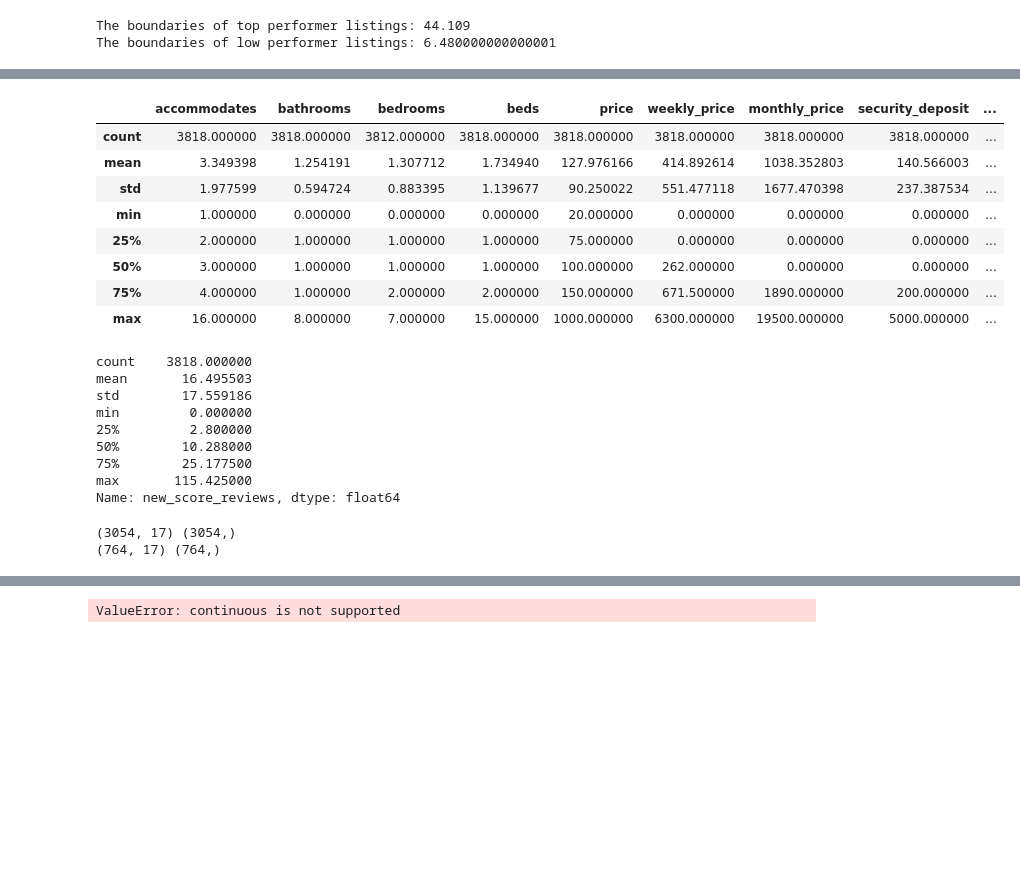
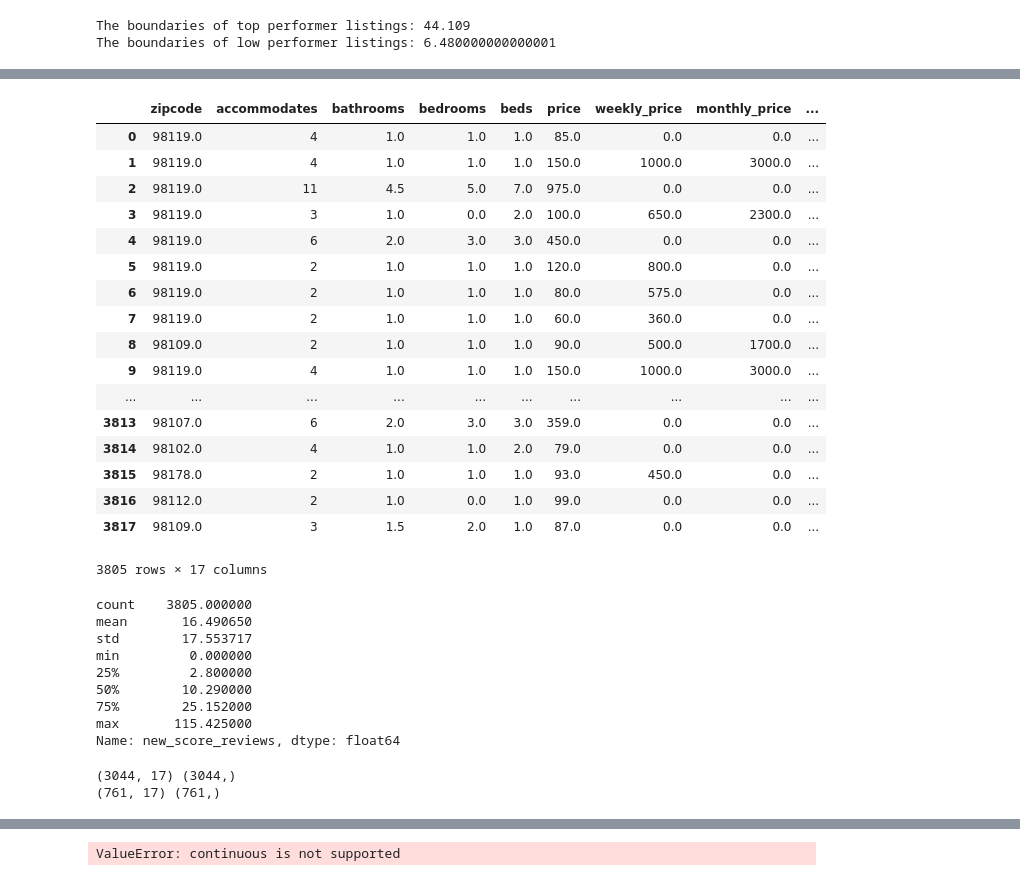
Before and after one commit to tonyman316/Become_a_Top_Airbnb_Earner, a Jupyter notebook: seattle_airbnb_top_earner.ipynb, the cells around one changed output, grey strips where cells are left out. Saved outputs shown, nothing was run; the diff lists cells and outputs as text; code cells hidden in the pictures; blank space fills up the shorter version.

```diff
--- a/seattle_airbnb_top_earner.ipynb
+++ b/seattle_airbnb_top_earner.ipynb
@@ -200,10 +210,10 @@ seattle_data['minimum_nights'].fillna(1, inplace = True)
 seattle_features = ['zipcode', 'accommodates', 'bathrooms', 'bedrooms', 'beds', 'price', 'weekly_price',
                     'monthly_price', 'security_deposit', 'cleaning_fee', 'extra_people', 'minimum_nights',
                     'host_response_time', 'host_is_superhost', 'host_identity_verified', 'instant_bookable',
-                    'cancellation_policy'
+                    'cancellation_policy', 'new_score_reviews'
                     ]
 
 # Drop rows if any feature still has missing value
 seattle_data = seattle_data[seattle_features].dropna()
 
-# print(seattle_data_pro)
+print(seattle_data[seattle_features])
@@ -210,39 +238,48 @@ seattle_data = seattle_data[seattle_features].dropna()
 # %%
 # Needed features:
-# ['zipcode', 'accommodates', 'bathrooms', 'bedrooms', 'beds', 'price', 'weekly_price',
-#                     'monthly_price', 'security_deposit', 'cleaning_fee', 'extra_people', 'minimum_nights',
-#                     'host_response_time', 'host_is_superhost', 'host_identity_verified', 'instant_bookable',
-#                     'cancellation_policy'
-#                     ]
+features = ['zipcode', 'accommodates', 'bathrooms', 'bedrooms', 'beds', 'price', 'weekly_price',
+                    'monthly_price', 'security_deposit', 'cleaning_fee', 'extra_people', 'minimum_nights',
+                    'host_response_time', 'host_is_superhost', 'host_identity_verified', 'instant_bookable',
+                    'cancellation_policy'
+                    ]
 
-X = seattle_data[seattle_features]
+X = seattle_data[features]
 
 # Statistic of seattle features
-# X
-X.describe()
+X
+# X.describe()
 # %% [output]
-|  | accommodates | bathrooms | bedrooms | beds | price | weekly_price | monthly_price | security_deposit | ... |
-| count | 3818.000000 | 3818.000000 | 3812.000000 | 3818.000000 | 3818.000000 | 3818.000000 | 3818.000000 | 3818.000000 | ... |
-| mean | 3.349398 | 1.254191 | 1.307712 | 1.734940 | 127.976166 | 414.892614 | 1038.352803 | 140.566003 | ... |
-| std | 1.977599 | 0.594724 | 0.883395 | 1.139677 | 90.250022 | 551.477118 | 1677.470398 | 237.387534 | ... |
-| min | 1.000000 | 0.000000 | 0.000000 | 0.000000 | 20.000000 | 0.000000 | 0.000000 | 0.000000 | ... |
-| 25% | 2.000000 | 1.000000 | 1.000000 | 1.000000 | 75.000000 | 0.000000 | 0.000000 | 0.000000 | ... |
-| 50% | 3.000000 | 1.000000 | 1.000000 | 1.000000 | 100.000000 | 262.000000 | 0.000000 | 0.000000 | ... |
-| 75% | 4.000000 | 1.000000 | 2.000000 | 2.000000 | 150.000000 | 671.500000 | 1890.000000 | 200.000000 | ... |
-| max | 16.000000 | 8.000000 | 7.000000 | 15.000000 | 1000.000000 | 6300.000000 | 19500.000000 | 5000.000000 | ... |
+|  | zipcode | accommodates | bathrooms | bedrooms | beds | price | weekly_price | monthly_price | ... |
+| 0 | 98119.0 | 4 | 1.0 | 1.0 | 1.0 | 85.0 | 0.0 | 0.0 | ... |
+| 1 | 98119.0 | 4 | 1.0 | 1.0 | 1.0 | 150.0 | 1000.0 | 3000.0 | ... |
+| 2 | 98119.0 | 11 | 4.5 | 5.0 | 7.0 | 975.0 | 0.0 | 0.0 | ... |
+| 3 | 98119.0 | 3 | 1.0 | 0.0 | 2.0 | 100.0 | 650.0 | 2300.0 | ... |
+| 4 | 98119.0 | 6 | 2.0 | 3.0 | 3.0 | 450.0 | 0.0 | 0.0 | ... |
+| 5 | 98119.0 | 2 | 1.0 | 1.0 | 1.0 | 120.0 | 800.0 | 0.0 | ... |
+| 6 | 98119.0 | 2 | 1.0 | 1.0 | 1.0 | 80.0 | 575.0 | 0.0 | ... |
+| 7 | 98119.0 | 2 | 1.0 | 1.0 | 1.0 | 60.0 | 360.0 | 0.0 | ... |
+| 8 | 98109.0 | 2 | 1.0 | 1.0 | 1.0 | 90.0 | 500.0 | 1700.0 | ... |
+| 9 | 98119.0 | 4 | 1.0 | 1.0 | 1.0 | 150.0 | 1000.0 | 3000.0 | ... |
+| ... | ... | ... | ... | ... | ... | ... | ... | ... | ... |
+| 3813 | 98107.0 | 6 | 2.0 | 3.0 | 3.0 | 359.0 | 0.0 | 0.0 | ... |
+| 3814 | 98102.0 | 4 | 1.0 | 1.0 | 2.0 | 79.0 | 0.0 | 0.0 | ... |
+| 3815 | 98178.0 | 2 | 1.0 | 1.0 | 1.0 | 93.0 | 450.0 | 0.0 | ... |
+| 3816 | 98112.0 | 2 | 1.0 | 0.0 | 1.0 | 99.0 | 0.0 | 0.0 | ... |
+| 3817 | 98109.0 | 3 | 1.5 | 2.0 | 1.0 | 87.0 | 0.0 | 0.0 | ... |
+3805 rows × 17 columns
 # %%
 # Prediction target
 y = seattle_data.new_score_reviews
 # y
 y.describe()
 # %% [output]
-count    3818.000000
-mean       16.495503
-std        17.559186
+count    3805.000000
+mean       16.490650
+std        17.553717
 min         0.000000
 25%         2.800000
-50%        10.288000
-75%        25.177500
+50%        10.290000
+75%        25.152000
 max       115.425000
 Name: new_score_reviews, dtype: float64
 # %%
@@ -251,8 +288,8 @@ X_train, X_test, y_train, y_test = train_test_split(X, y, test_size=0.2, random_
 print(X_train.shape, y_train.shape)
 print(X_test.shape, y_test.shape)
 # %% [output]
-(3054, 17) (3054,)
-(764, 17) (764,)
+(3044, 17) (3044,)
+(761, 17) (761,)
 # %%
 # Baseline model
 # Make prediction by mean or median
```
Also changed, not shown: parts of 6 cells of this notebook, 1 other file.
